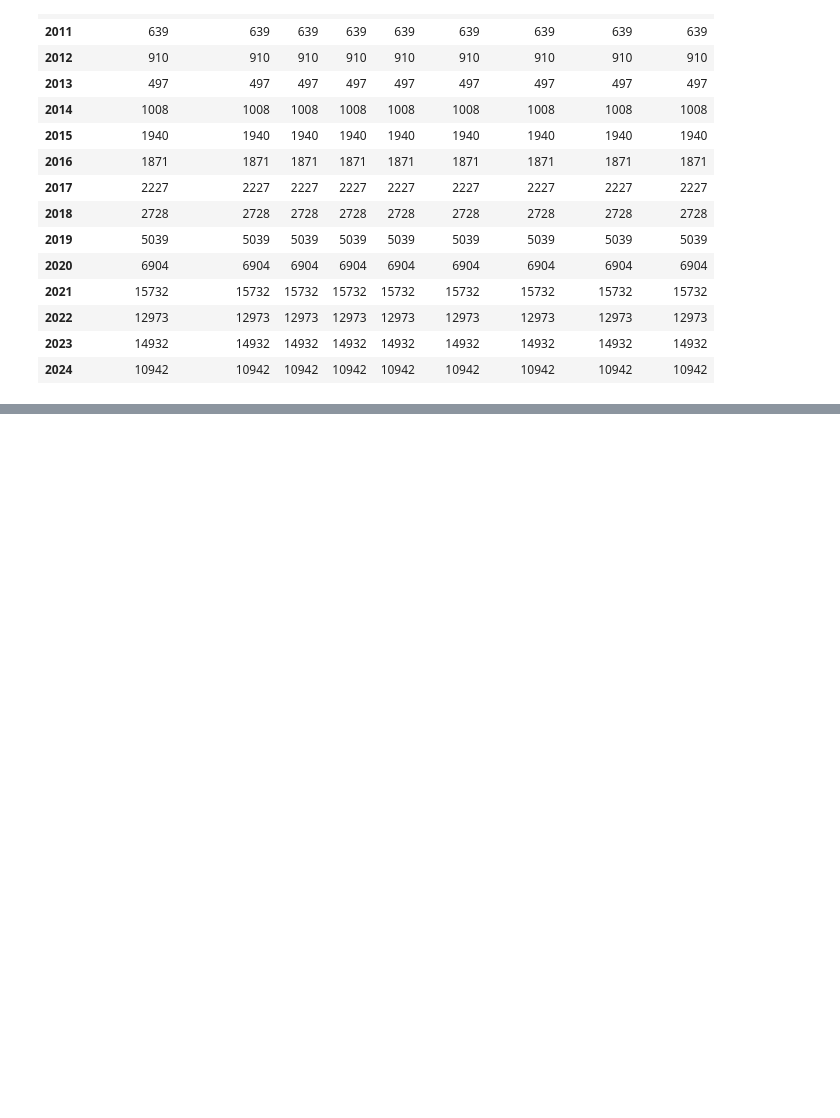
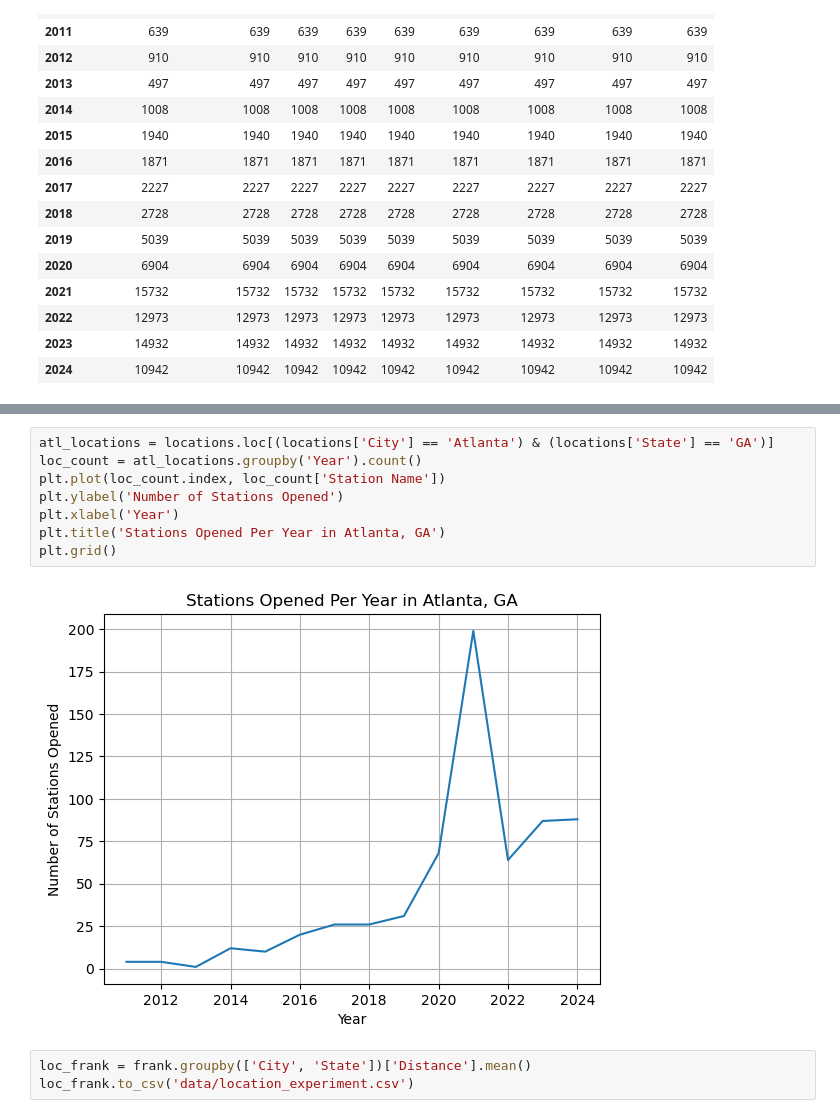
Before and after one commit to noahcasey21/ev_charging_predictor, a Jupyter notebook: experiments.ipynb, the cells around one changed output, grey strips where cells are left out. Drawn from its saved outputs; the diff is of its cells as text; blank space fills up the shorter version.

```diff
--- a/experiments.ipynb
+++ b/experiments.ipynb
@@ -152,0 +154,13 @@ Text(0.5, 0, 'Year')
+# %%
+atl_locations = locations.loc[(locations['City'] == 'Atlanta') & (locations['State'] == 'GA')]
+loc_count = atl_locations.groupby('Year').count()
+plt.plot(loc_count.index, loc_count['Station Name'])
+plt.ylabel('Number of Stations Opened')
+plt.xlabel('Year')
+plt.title('Stations Opened Per Year in Atlanta, GA')
+plt.grid()
+# %% [output]
+[figure, added]
+# %%
+loc_frank = frank.groupby(['City', 'State'])['Distance'].mean()
+loc_frank.to_csv('data/location_experiment.csv')
```
Also changed, not shown: parts of 4 cells of this notebook.
